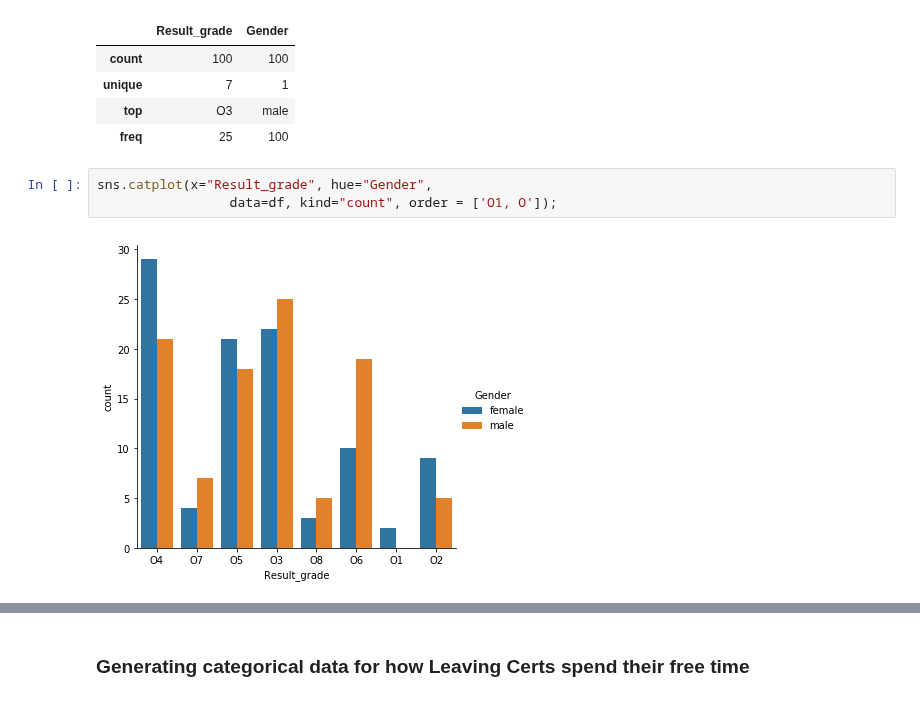
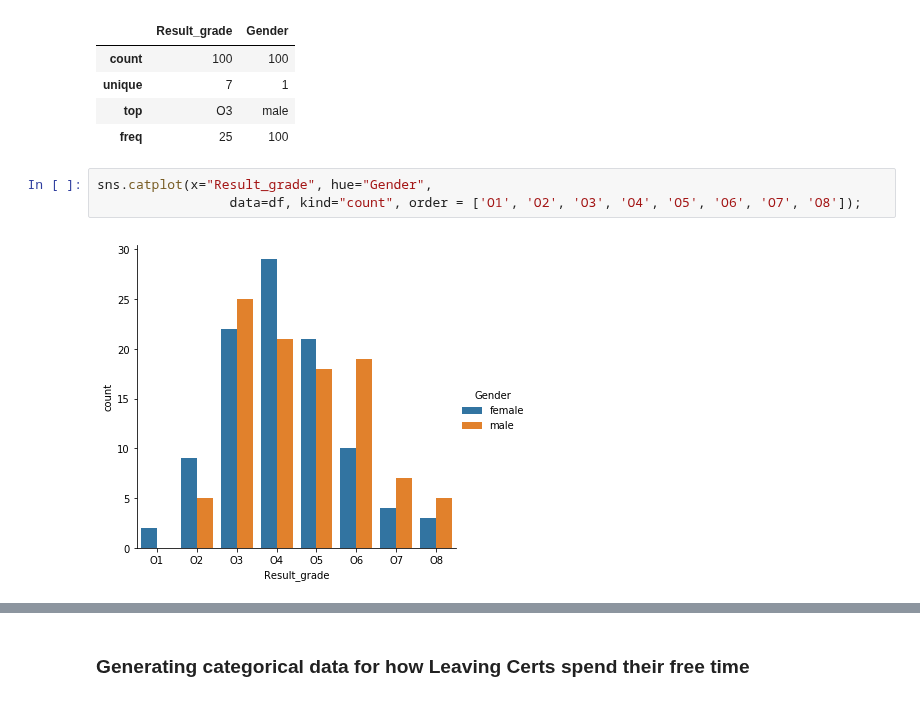
Before and after one commit to MarionMcG/python-fundamentals-project, a Jupyter notebook: exam-cohort.ipynb, the cells around one changed output, grey strips where cells are left out. Saved outputs shown, nothing was run; the diff lists cells and outputs as text.

Commit message:
Count plots investigating other randomly generated variables

```diff
--- a/exam-cohort.ipynb
+++ b/exam-cohort.ipynb
@@ -234,6 +234,6 @@ boys.describe()
 | freq | 25 | 100 |
 # %%
 sns.catplot(x="Result_grade", hue="Gender",
-                 data=df, kind="count", order = ['O1, O']);
+                 data=df, kind="count", order = ['O1', 'O2', 'O3', 'O4', 'O5', 'O6', 'O7', 'O8']);
 # %% [output]
-[figure, old version]
+[figure, new version]
```
Also changed, not shown: parts of 9 cells of this notebook.
